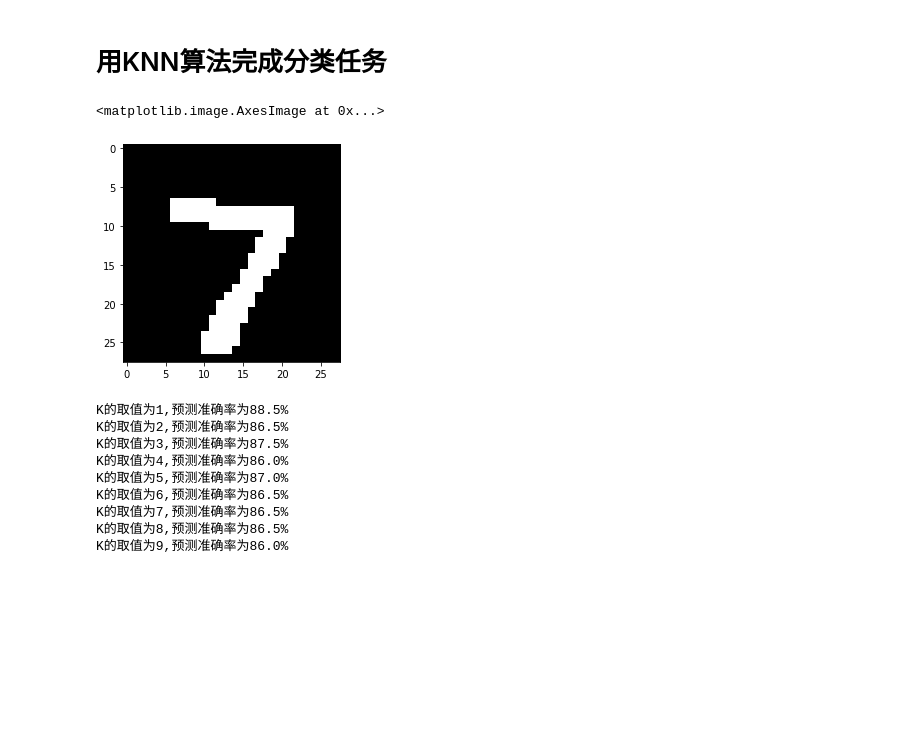
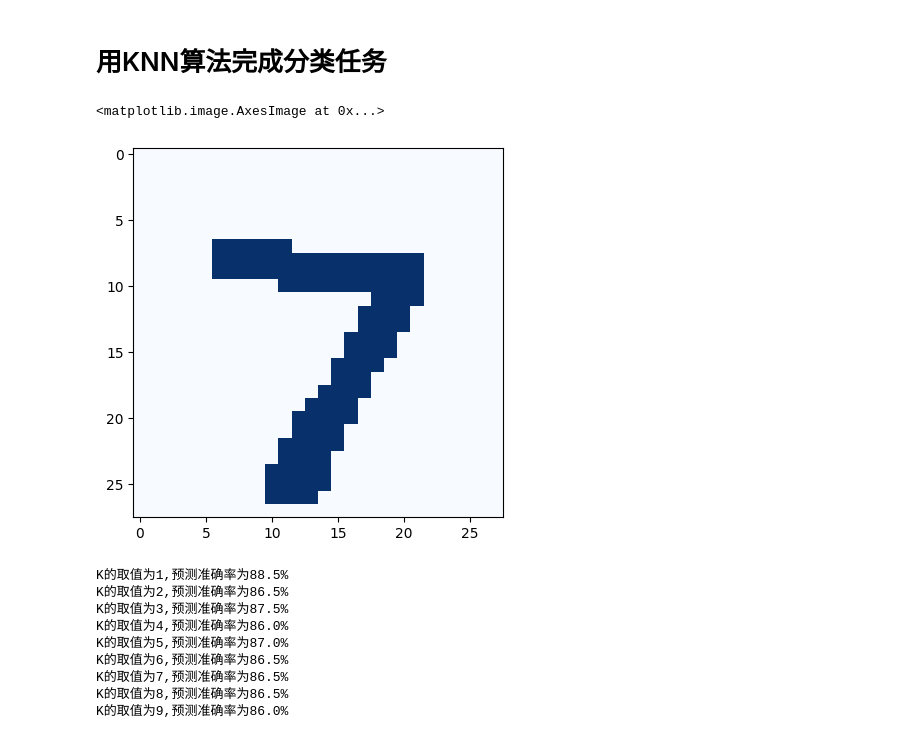
Before and after one commit to OneRaise5385/Machine_Learning, a Jupyter notebook: lec03_KNN.ipynb, the cells around one changed output. Drawn from its saved outputs; the diff is of its cells as text; code cells hidden in the pictures; blank space fills up the shorter version.

```diff
--- a/lec03_KNN.ipynb
+++ b/lec03_KNN.ipynb
@@ -6,15 +6,15 @@ import numpy as np
 # %%
 # 读取数据集
 m_x = np.loadtxt('data/mnist_x')
 m_y = np.loadtxt('data/mnist_y')
 
 # 数据可视化
 data = np.reshape(np.array(m_x[0],dtype=int),[28,28])
 plt.figure()
-plt.imshow(data,cmap='gray')
+plt.imshow(data,cmap='Blues')
 # %% [output]
 <matplotlib.image.AxesImage at 0x...>
-[figure, old version]
+[figure, new version]
 # %%
 # 将数据集分为训练集和测试集
 ratio = 0.8
```
Also changed, not shown: parts of 11 cells of this notebook, 25 other files.
